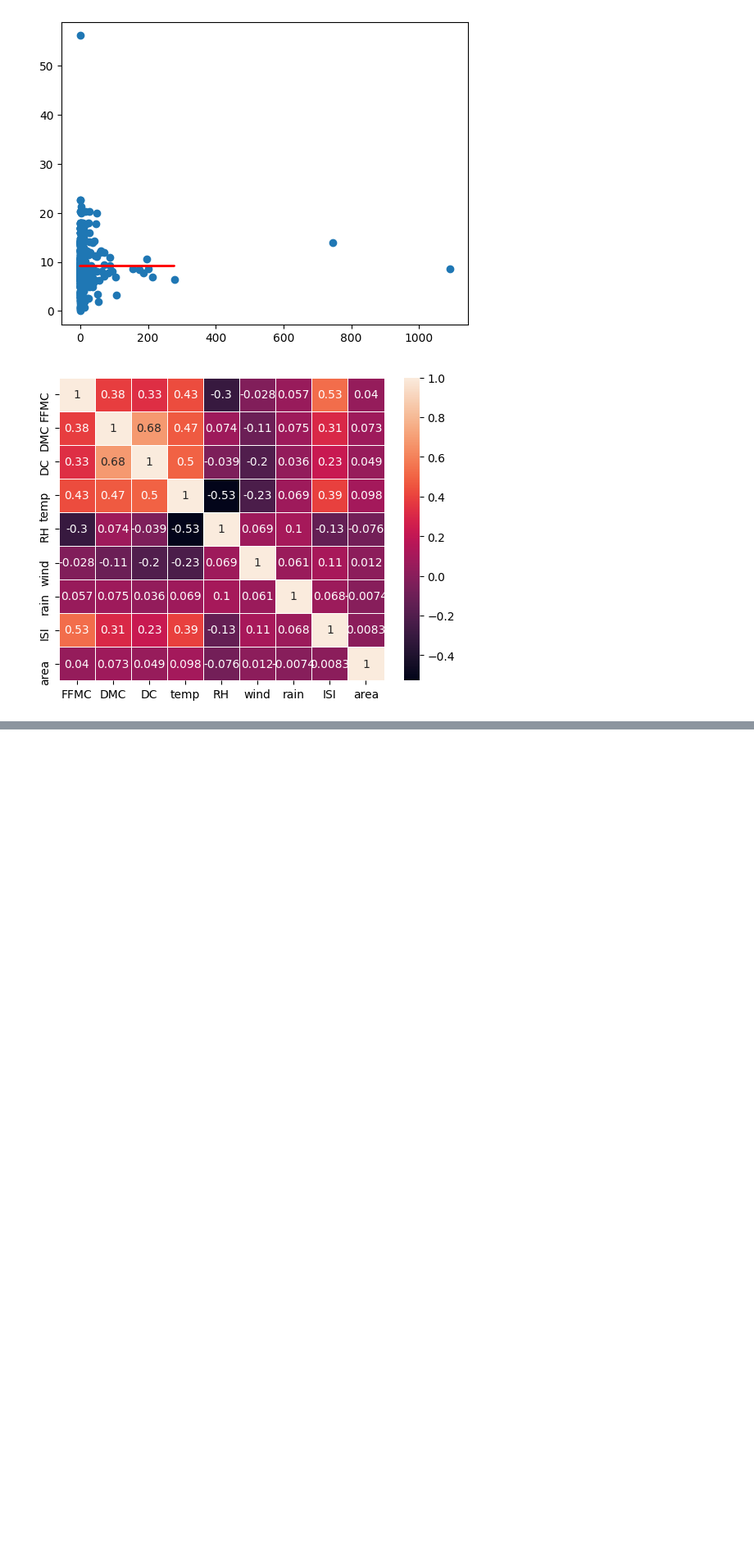
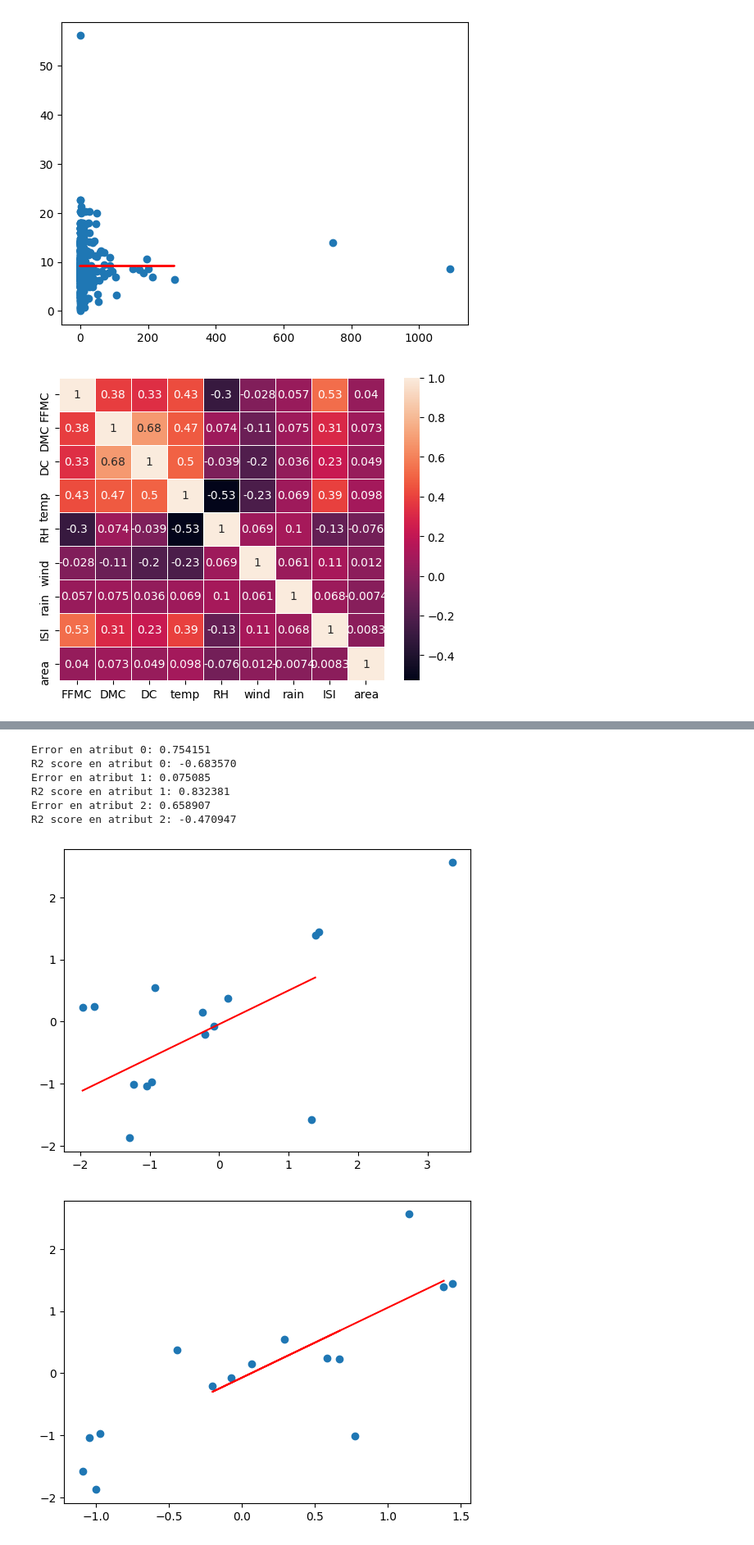
Before and after one commit to RubSimo/APC-P1, a Jupyter notebook: PRACTICA-1-APC.ipynb, the cells around one changed output, grey strips where cells are left out. Shown at 82% size. Cells and saved outputs as stored; diff of their text form; code cells hidden in the pictures; blank space fills up the shorter version.

```diff
--- a/PRACTICA-1-APC.ipynb
+++ b/PRACTICA-1-APC.ipynb
@@ -587,0 +561,43 @@ print(normal_np)
+# %%
+#normalitzar
+data = dataset.values
+normal = []
+for i in range(data.shape[1]):
+    normal.append(standarize(data[:,[i]]))
+
+normal_np = np.array(normal)
+
+#regressio
+
+x = normal_np[:,[4,8,10,]] #FFMC,temp, wind
+y = normal_np[:,7] #ISI
+
+
+x_train, x_test, y_train, y_test = sklearn.model_selection.train_test_split(x,y, test_size=0.20, random_state=39) #39
+
+for i in range(x_train.shape[1]):
+    x_tr = x_train[:,i] # seleccionem atribut i en conjunt de train
+    x_te = x_test[:,i] # seleccionem atribut i en conjunt de test.
+    x_tr = np.reshape(x_tr,(x_tr.shape[0],1))
+    x_te = np.reshape(x_te,(x_te.shape[0],1))
+
+    regr = regression(x_tr, y_train)
+    predicted = regr.predict(x_te)
+    error = mse(y_test, regr.predict(x_te)) # calculem error
+    r2 = r2_score(y_test, regr.predict(x_te))
+
+    plt.figure()
+    ax = plt.scatter(x[:,i], y)
+    plt.plot(x_te, predicted, 'r')
+
+    print("Error en atribut %d: %f" %(i, error))
+    print("R2 score en atribut %d: %f" %(i, r2))
+# %% [output]
+Error en atribut 0: 0.754151
+R2 score en atribut 0: -0.683570
+Error en atribut 1: 0.075085
+R2 score en atribut 1: 0.832381
+Error en atribut 2: 0.658907
+R2 score en atribut 2: -0.470947
+[figure, added]
+[figure, added]
```
Also changed, not shown: parts of 5 cells of this notebook.
